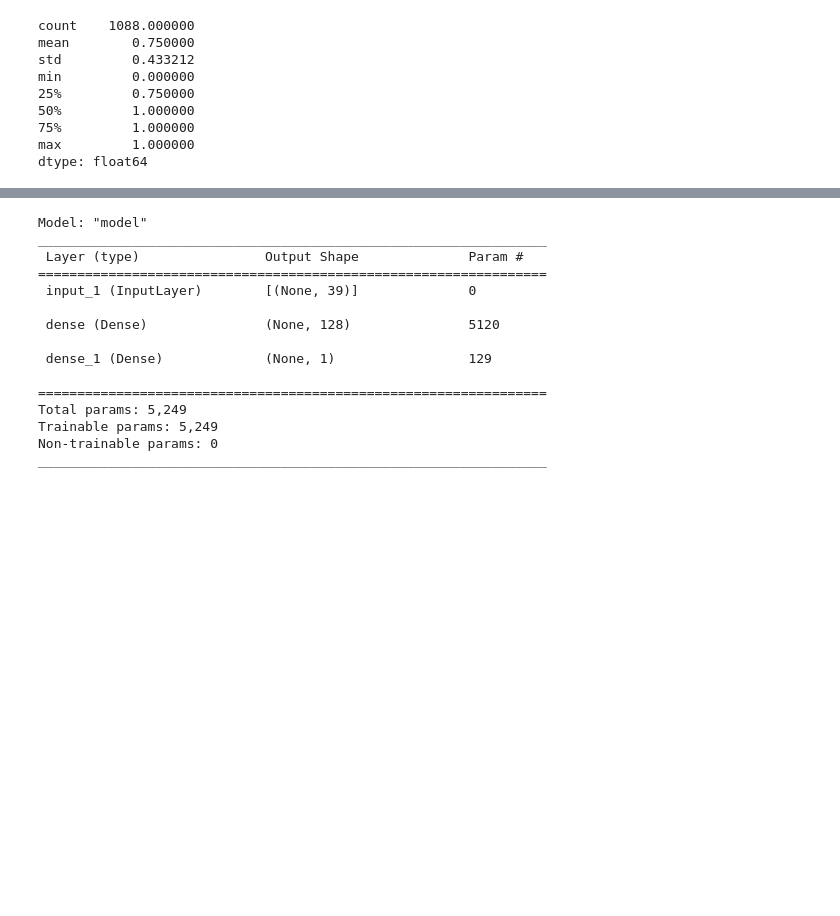
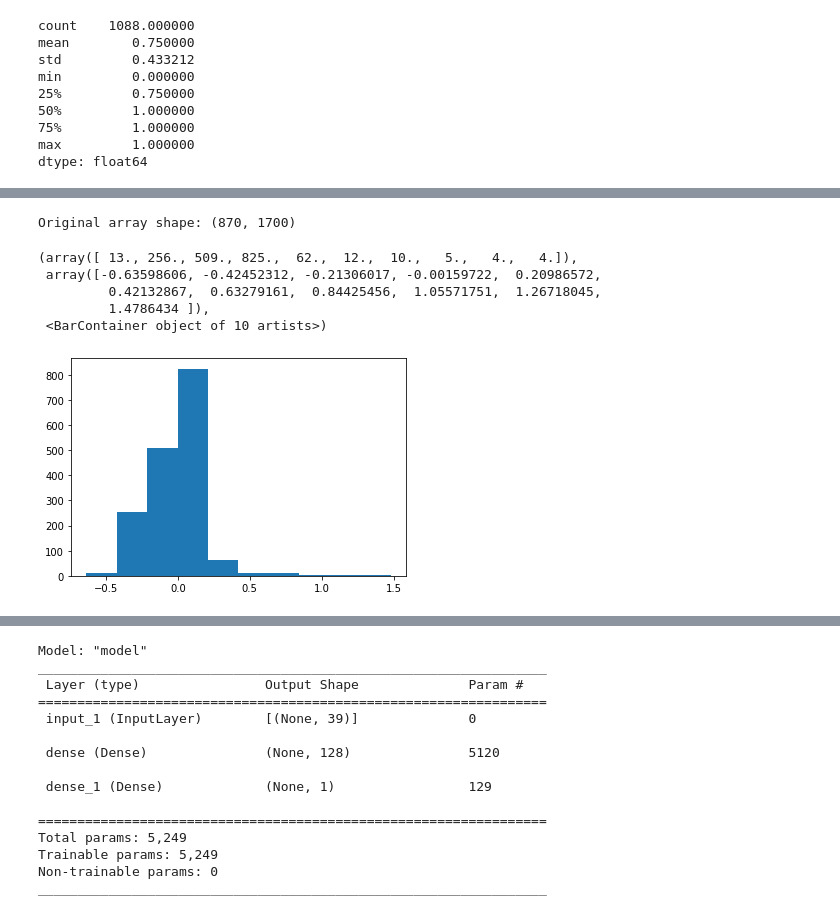
Before and after one commit to maleeshaRuvindi/Classification-of-cognitive-levels-using-fNIRS-data, a Jupyter notebook: dataset1_neural_network_oxydeoxy.ipynb, the cells around one changed output, grey strips where cells are left out. Cells and saved outputs as stored; diff of their text form; code cells hidden in the pictures; blank space fills up the shorter version.

```diff
--- a/dataset1_neural_network_oxydeoxy.ipynb
+++ b/dataset1_neural_network_oxydeoxy.ipynb
@@ -263,0 +162,17 @@ y_train=np.array(y_train)
+# %%
+X_train = X_train.reshape(870, -1)  # -1 infers the number of elements from the remaining dimensions
+
+# Print the original and reshaped array shapes for verification
+print(f"Original array shape: {X_train.shape}")
+#print(f"Reshaped array shape: {x_train_reshaped.shape}")
+# %% [output]
+Original array shape: (870, 1700)
+# %%
+plt.hist(X_train[100])
+# %% [output]
+(array([ 13., 256., 509., 825.,  62.,  12.,  10.,   5.,   4.,   4.]),
+ array([-0.63598606, -0.42452312, -0.21306017, -0.00159722,  0.20986572,
+         0.42132867,  0.63279161,  0.84425456,  1.05571751,  1.26718045,
+         1.4786434 ]),
+ <BarContainer object of 10 artists>)
+[figure, added]
```
Also changed, not shown: parts of 34 cells of this notebook, 1 other file.
